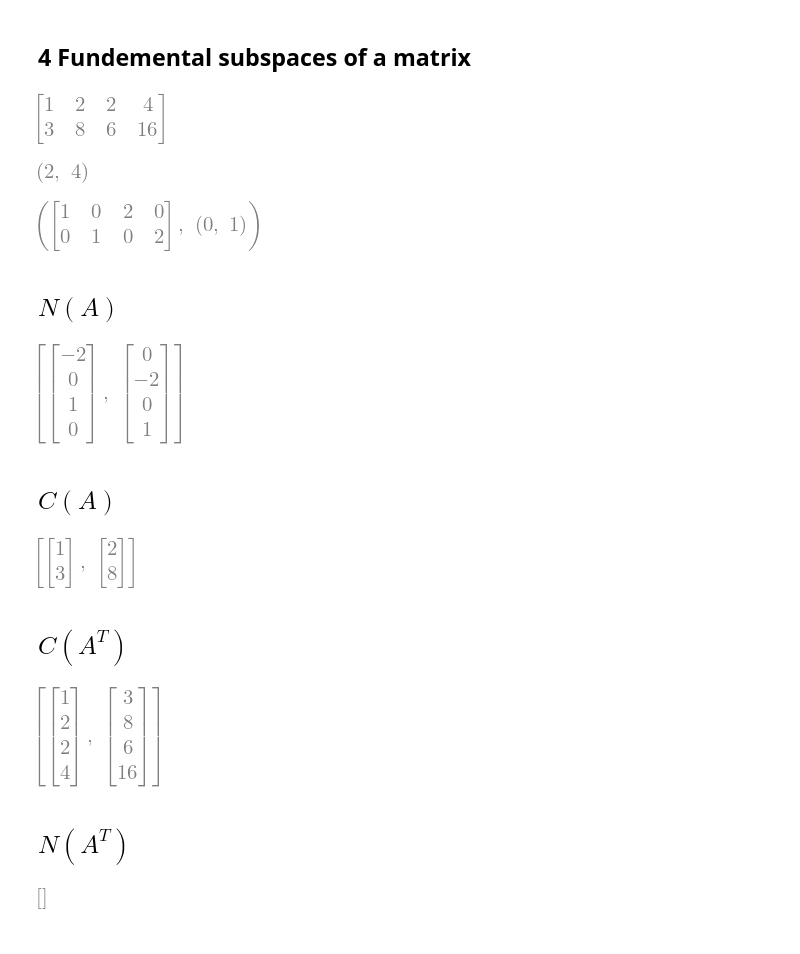
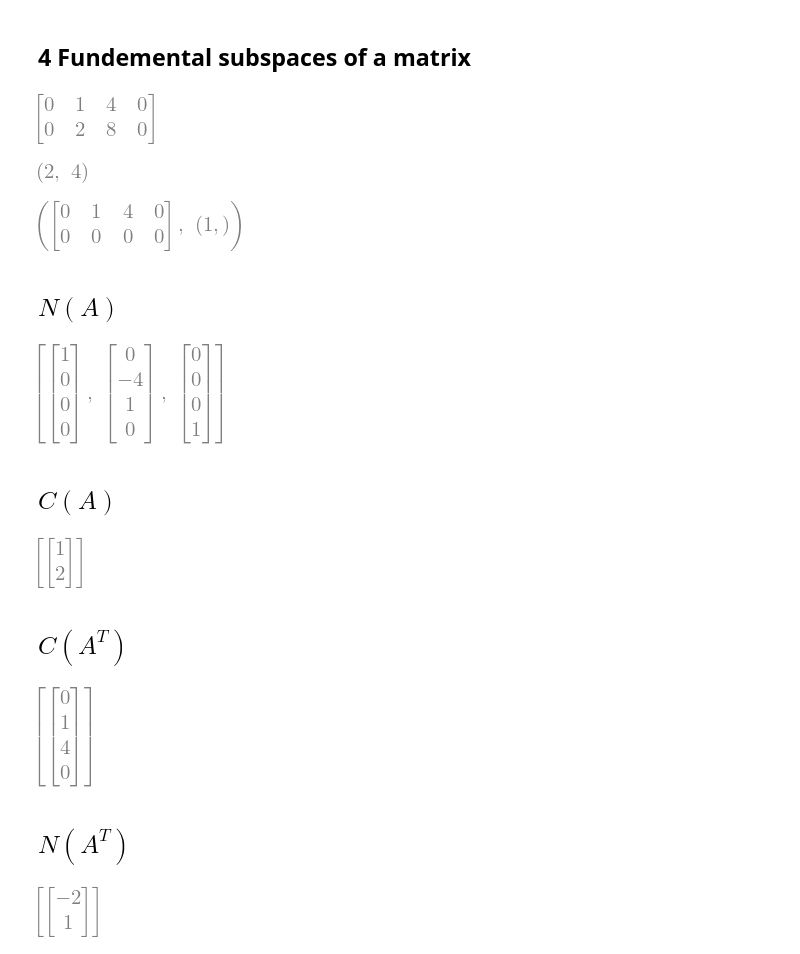
Before and after one commit to StephanStofer/hslu-imath-mep, a Jupyter notebook: 4 Fundemental subspaces of a matrix.ipynb, the cells around one changed output. Saved outputs shown, nothing was run; the diff lists cells and outputs as text; code cells hidden in the pictures.

```diff
--- a/4 Fundemental subspaces of a matrix.ipynb
+++ b/4 Fundemental subspaces of a matrix.ipynb
@@ -3,11 +3,11 @@
 # %%
 from sympy import *
 init_printing(use_unicode=True)
 
-M = Matrix([[1, 2, 2, 4], [3, 8, 6, 16]])
+M = Matrix([[0, 1, 4, 0], [0, 2, 8, 0]])
 M
 # %% [output]
-[figure, old version]
+[figure, new version]
 # %%
 M.shape
 # %% [output]
@@ -15,28 +15,28 @@ M.shape
 # %%
 M.rref()
 # %% [output]
-[figure, old version]
+[figure, new version]
 # %% [markdown]
 ## $N(A)$
 # %%
 M.nullspace()
 # %% [output]
-[figure, old version]
+[figure, new version]
 # %% [markdown]
 ## $C(A)$
 # %%
 M.columnspace()
 # %% [output]
-[figure, old version]
+[figure, new version]
 # %% [markdown]
 ## $C(A^T)$
 # %%
 M.T.columnspace()
 # %% [output]
-[figure, old version]
+[figure, new version]
 # %% [markdown]
 ## $N(A^T)$
 # %%
 M.T.nullspace()
 # %% [output]
-[figure, old version]
+[figure, new version]
```
Also changed, not shown: 4 other files.
